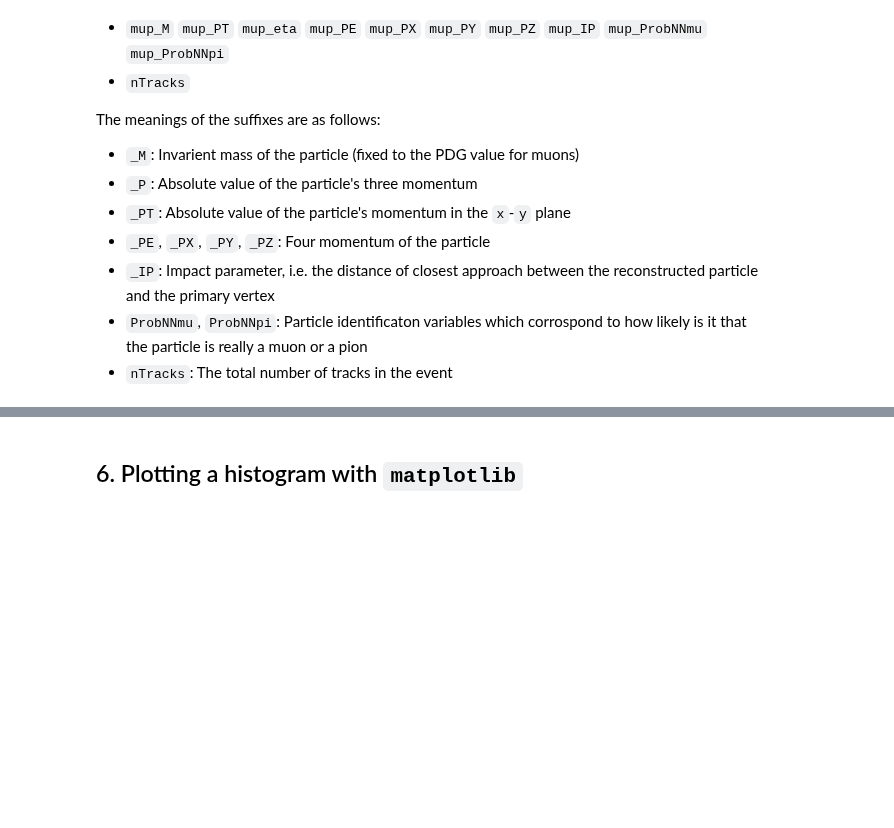
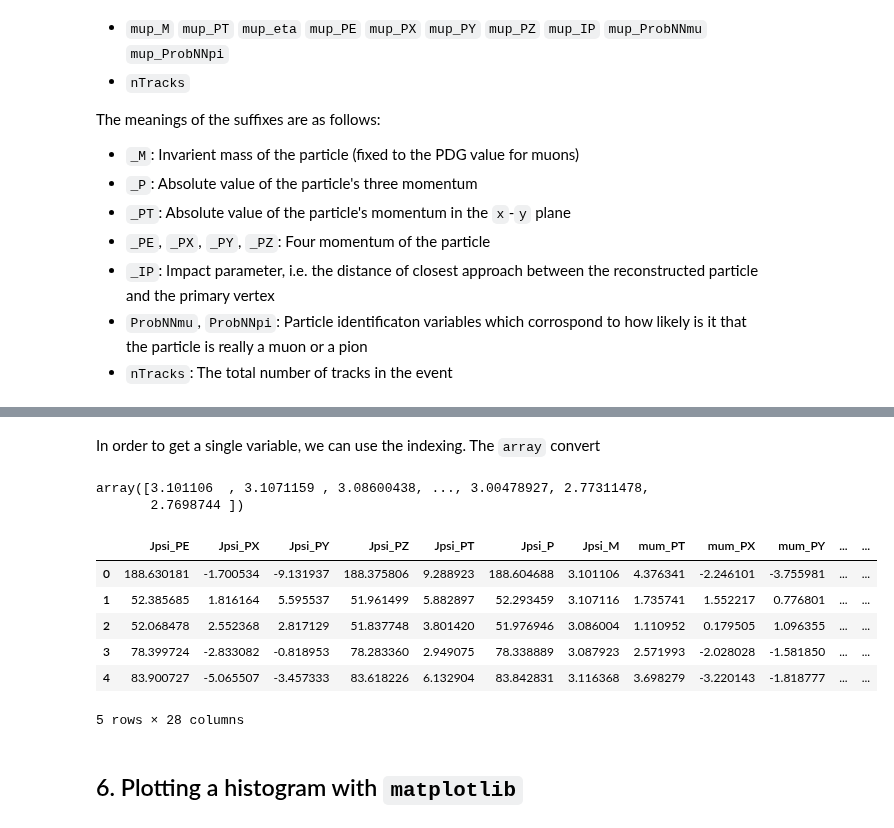
Before and after one commit to hsf-training/analysis-essentials, a Jupyter notebook: advanced-python/2DataAndPlotting.ipynb, the cells around one changed output, grey strips where cells are left out. Cells and saved outputs as stored; diff of their text form; code cells hidden in the pictures; blank space fills up the shorter version.

Commit message:
add/update tutorials, advancePython, inference

```diff
--- a/advanced-python/2DataAndPlotting.ipynb
+++ b/advanced-python/2DataAndPlotting.ipynb
@@ -61,6 +61,12 @@ Credentials can be obtained by typing `kinit username@CERN.CH` in your terminal
 
 For this tutorial we will use a publically accessible file instead, using HTTPS to access it remotely. This is significantly slower then using XRootD.
 # %%
-my_file = uproot.open('https://cern.ch/starterkit/data/advanced-python-2018/real_data.root',
-                      httpsource={'chunkbytes': 1024*1024, 'limitbytes': 33554432, 'parallel': 64})
+try:
+    my_file = uproot.open('https://cern.ch/starterkit/data/advanced-python-2018/real_data.root',
+                          httpsource={'chunkbytes': 1024*1024, 'limitbytes': 33554432, 'parallel': 64}
+                     )
+except OSError as error: # in case the above fails, unstable connection
+    print(f"Error occurred {error}")
+    !wget 'https://cern.ch/starterkit/data/advanced-python-2018/real_data.root'
+    my_file = uproot.open('real_data.root')
 my_file.keys()
@@ -67,12 +90,25 @@ my_file.keys()
+# %% [markdown]
+In order to get a single variable, we can use the indexing. The `array` convert
 # %%
 tree = my_file['DecayTree']
 # Get a numpy array containing the J/Ψ mass
-tree.array('Jpsi_M')
+tree['Jpsi_M'].array(library='np')
+# %% [output]
+array([3.101106  , 3.1071159 , 3.08600438, ..., 3.00478927, 2.77311478,
+       2.7698744 ])
 # %%
 # Load data as a pandas DataFrame
-data_df = tree.pandas.df()
+data_df = tree.arrays(library='pd')
 # Show the first 5 lines of the DataFrame
 data_df.head()
+# %% [output]
+|  | Jpsi_PE | Jpsi_PX | Jpsi_PY | Jpsi_PZ | Jpsi_PT | Jpsi_P | Jpsi_M | mum_PT | mum_PX | mum_PY | ... | ... |
+| 0 | 188.630181 | -1.700534 | -9.131937 | 188.375806 | 9.288923 | 188.604688 | 3.101106 | 4.376341 | -2.246101 | -3.755981 | ... | ... |
+| 1 | 52.385685 | 1.816164 | 5.595537 | 51.961499 | 5.882897 | 52.293459 | 3.107116 | 1.735741 | 1.552217 | 0.776801 | ... | ... |
+| 2 | 52.068478 | 2.552368 | 2.817129 | 51.837748 | 3.801420 | 51.976946 | 3.086004 | 1.110952 | 0.179505 | 1.096355 | ... | ... |
+| 3 | 78.399724 | -2.833082 | -0.818953 | 78.283360 | 2.949075 | 78.338889 | 3.087923 | 2.571993 | -2.028028 | -1.581850 | ... | ... |
+| 4 | 83.900727 | -5.065507 | -3.457333 | 83.618226 | 6.132904 | 83.842831 | 3.116368 | 3.698279 | -3.220143 | -1.818777 | ... | ... |
+5 rows × 28 columns
 # %% [markdown]
 ## 6. Plotting a histogram with `matplotlib`
 # %%
```
Also changed, not shown: parts of 19 cells of this notebook, 9 other files.
